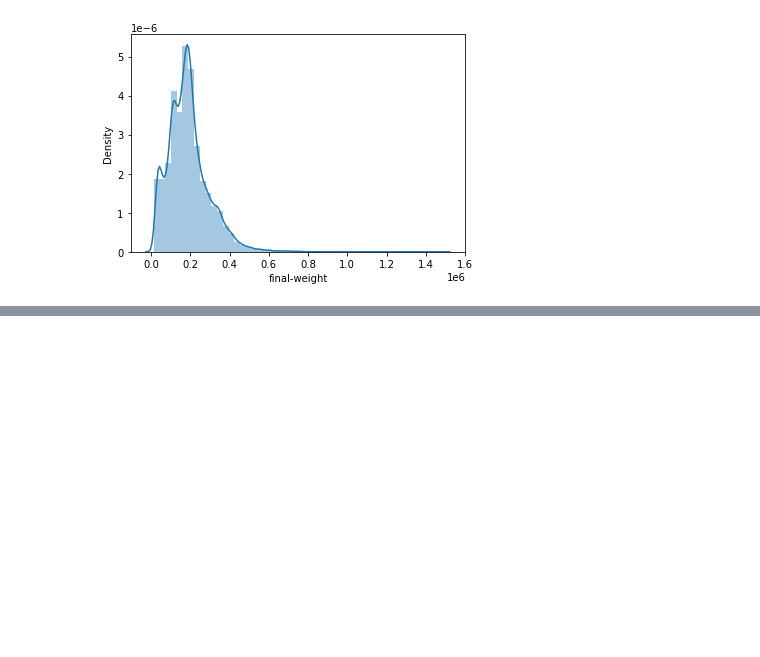
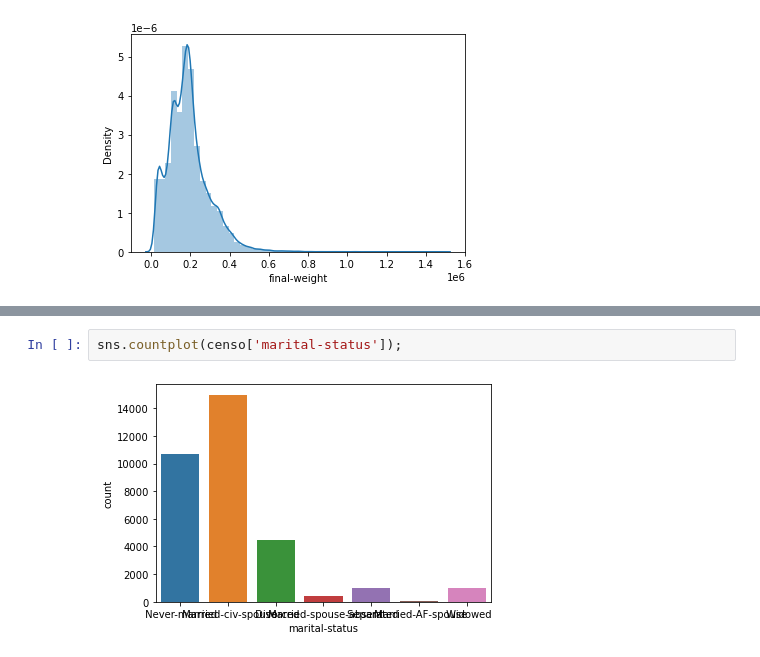
Before and after one commit to pamelaferreiralima/estudos_python_matheus, a Jupyter notebook: Estatística para Machine Learning/Parte 5/Distribuição Estatística.ipynb, the cells around one changed output, grey strips where cells are left out. Drawn from its saved outputs; the diff is of its cells as text; blank space fills up the shorter version.

```diff
--- a/Estatística para Machine Learning/Parte 5/Distribuição Estatística.ipynb
+++ b/Estatística para Machine Learning/Parte 5/Distribuição Estatística.ipynb
@@ -538,0 +549,4 @@ sns.distplot(censo['hour-per-week']);
+# %%
+sns.countplot(censo['marital-status']);
+# %% [output]
+[figure, added]
```
Also changed, not shown: parts of 18 cells of this notebook.
